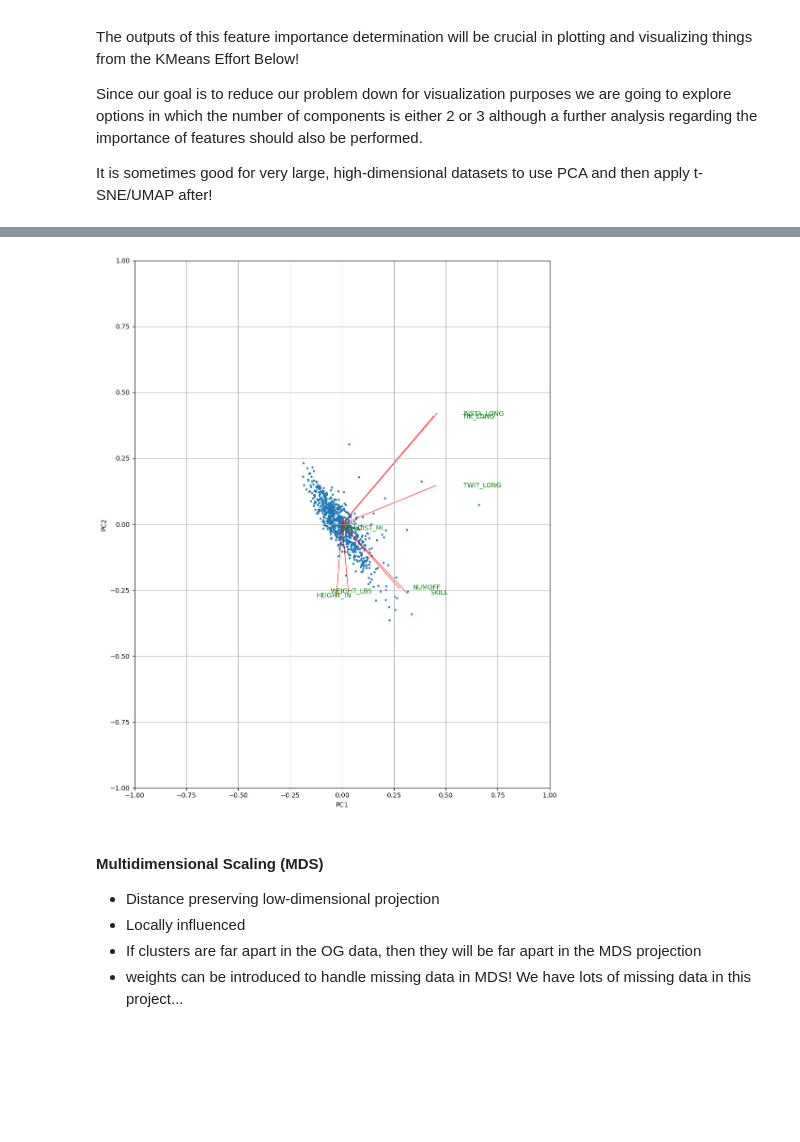
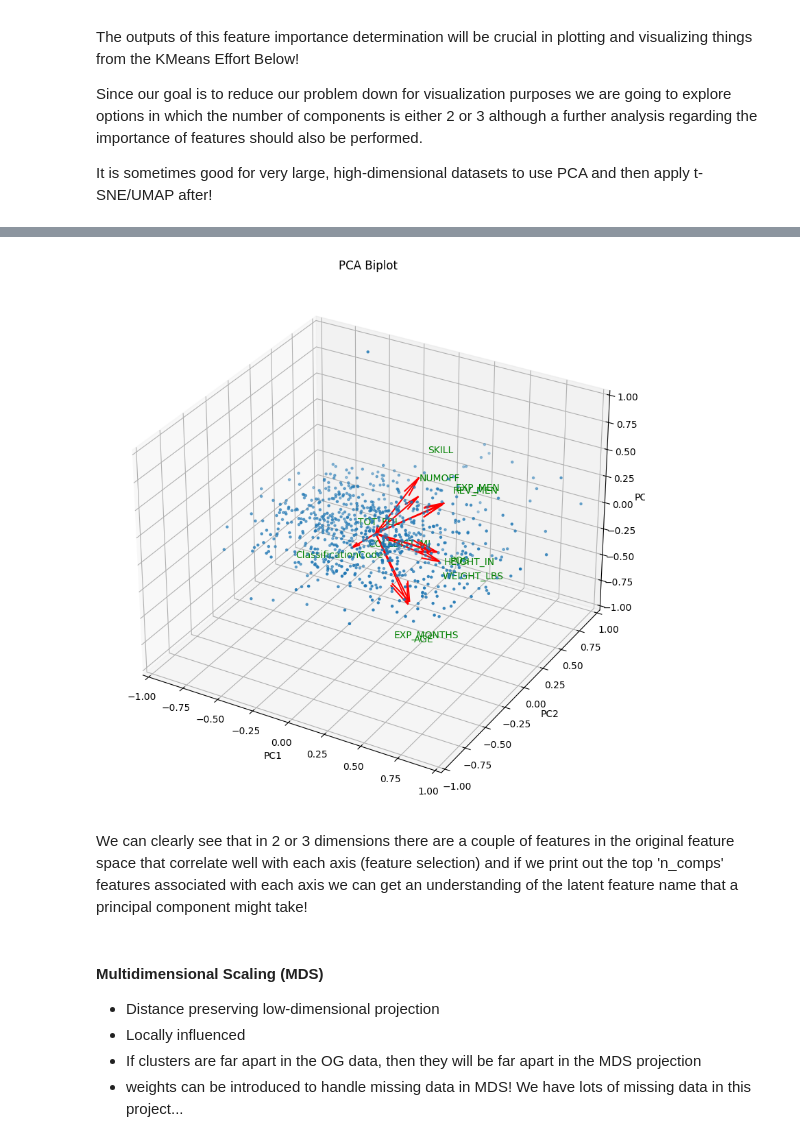
Before and after one commit to mvizzini951/MS2_NIL, a Jupyter notebook: unsupervised.ipynb, the cells around one changed output, grey strips where cells are left out. Saved outputs shown, nothing was run; the diff lists cells and outputs as text; code cells hidden in the pictures; blank space fills up the shorter version.

Commit message:
PCA Scree Plot and Biplot updates. Still need to add feature selection and feature extraction outputs onto the biplot but then PCA should be complete

```diff
--- a/unsupervised.ipynb
+++ b/unsupervised.ipynb
@@ -39,3 +24,7 @@ X_train = X_train.dropna()
+# %%
+# Read in the cleaned CSV
+df = pd.read_csv("cleaned_files/basketball_clean_unsupervised.csv")
+X_train = df.set_index('NAME')
 # %% [markdown]
 ## Feature Importance Determination
 
@@ -56,8 +45,8 @@ def dimReductionPrep(X_train):
             take the output from "traintestsplit" and reduce the columns down to only those with numeric features
     """
 
-    cols2Keep = ['HEIGHT_IN', 'WEIGHT_LBS', 'SKILL', 'COLLDIST_MI',
-                 'NUMOFF', 'INSTA_LONG', 'TWIT_LONG', 'TIK_LONG',
+    cols2Keep = ['AGE', 'SKILL', 'NUMOFF', 'POS', 'HEIGHT_IN',
+                 'WEIGHT_LBS', 'COLLDIST_MI', 'TOT_FOL', 'EXP_MONTHS',
                  'ClassificationCode', 'REV_MEN', 'EXP_MEN']
 
     X_train_Reduced = X_train[cols2Keep]
@@ -204,7 +260,9 @@ def custom_BiPlot(X_train_Reduced):
 # %%
-custom_BiPlot(dimReductionPrep(X_train))
+custom_BiPlot(dimReductionPrep(X_train), dimensions=3)
 # %% [output]
-[figure, old version]
+[figure, new version]
+# %% [markdown]
+We can clearly see that in 2 or 3 dimensions there are a couple of features in the original feature space that correlate well with each axis (feature selection) and if we print out the top 'n_comps' features associated with each axis we can get an understanding of the latent feature name that a principal component might take!
 # %% [markdown]
 #### Multidimensional Scaling (MDS)
 
```
Also changed, not shown: parts of 12 cells of this notebook.
